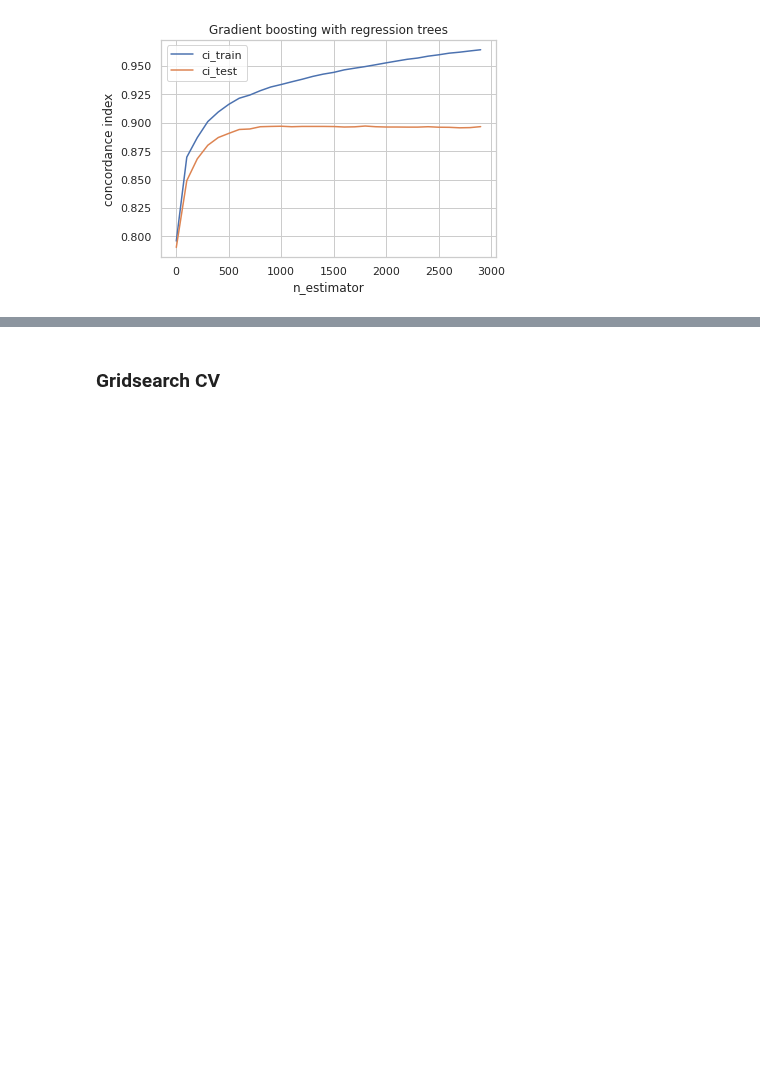
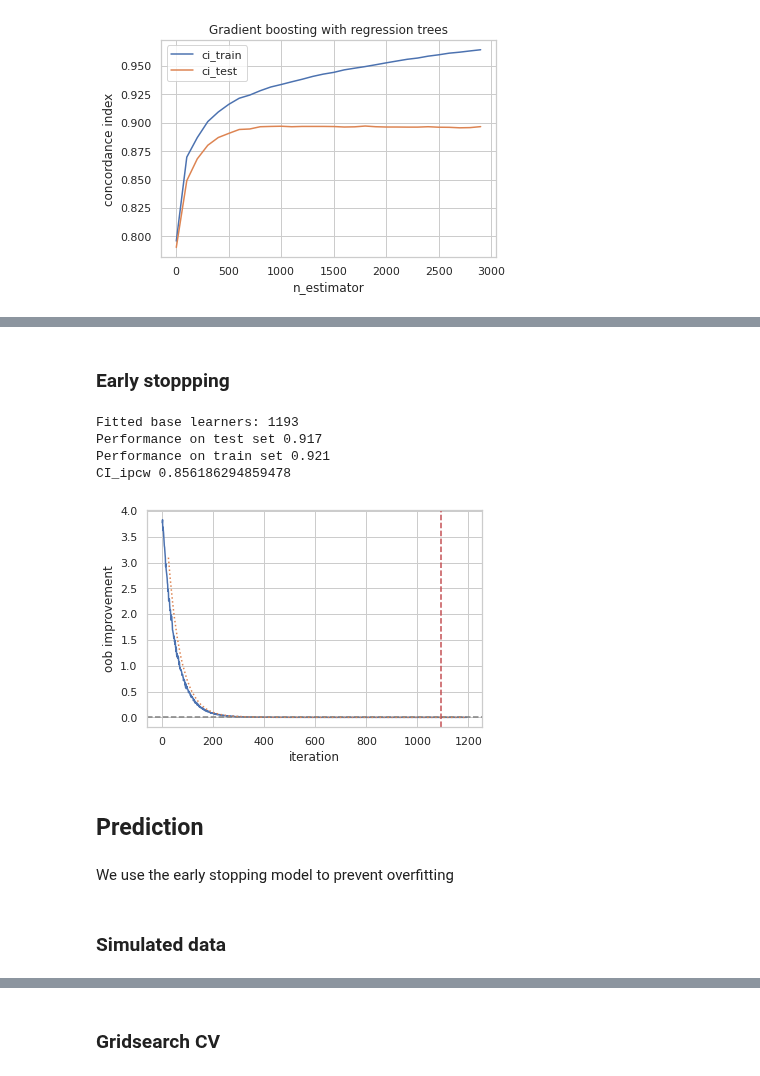
Before and after one commit to Marie-anneMawhin/Oct20_EPRI, a Jupyter notebook: Task3/NB/NB_data_modelling/Gradient_boosting.ipynb, the cells around one changed output, grey strips where cells are left out. Cells and saved outputs as stored; diff of their text form; code cells hidden in the pictures; blank space fills up the shorter version.

```diff
--- a/Task3/NB/NB_data_modelling/Gradient_boosting.ipynb
+++ b/Task3/NB/NB_data_modelling/Gradient_boosting.ipynb
@@ -136,10 +164,10 @@ GSCV_tree.best_params_
 # %%
 GB_tree = GradientBoostingSurvivalAnalysis(
     loss='ipcwls',
-    subsample=0.5,
-    min_impurity_decrease=0,
+    subsample=0.4,
+    min_impurity_decrease=0.01,
     learning_rate=0.01,
-    max_depth=3,
+    max_depth=2,
     random_state=42
 )
 # %% [markdown]
@@ -173,0 +248,49 @@ Text(0.5, 1.0, 'Gradient boosting with regression trees')
+# %% [markdown]
+### Early stoppping
+# %%
+GB_tree_ES = GradientBoostingSurvivalAnalysis(
+    loss='ipcwls',
+    n_estimators=1250,
+    subsample=0.4,
+    min_impurity_decrease=0.01,
+    learning_rate=0.01,
+    max_depth=2,
+    random_state=42
+)
+
+monitor = EarlyStoppingMonitor(25, 100)
+
+GB_tree_ES.fit(X_train, y_train, monitor=monitor)
+
+print("Fitted base learners:", GB_tree_ES.n_estimators_)
+
+cindex = GB_tree_ES.score(X_test, y_test)
+cindex = GB_tree_ES.score(X_train, y_train)
+
+print("Performance on test set", round(cindex, 3))
+print("Performance on train set", round(cindex_train, 3))
+print('CI_ipcw', mc.score_survival_model_ipcw(GB_tree_ES, X_test, y_train, y_test))
+
+
+improvement = pd.Series(
+    GB_tree_ES.oob_improvement_,
+    index=np.arange(1, 1 + len(GB_tree_ES.oob_improvement_))
+)
+ax = improvement.plot(xlabel="iteration", ylabel="oob improvement")
+ax.axhline(0.0, linestyle="--", color="gray")
+cutoff = len(improvement) - monitor.max_iter_without_improvement
+ax.axvline(cutoff, linestyle="--", color="C3")
+
+_ = improvement.rolling(monitor.window_size).mean().plot(ax=ax, linestyle=":")
+# %% [output]
+Fitted base learners: 1193
+Performance on test set 0.917
+Performance on train set 0.921
+CI_ipcw 0.856186294859478
+[figure, added]
+# %% [markdown]
+## Prediction
+# %% [markdown]
+We use the early stopping model to prevent overfitting
+# %% [markdown]
+### Simulated data
```
Also changed, not shown: parts of 61 cells of this notebook.
